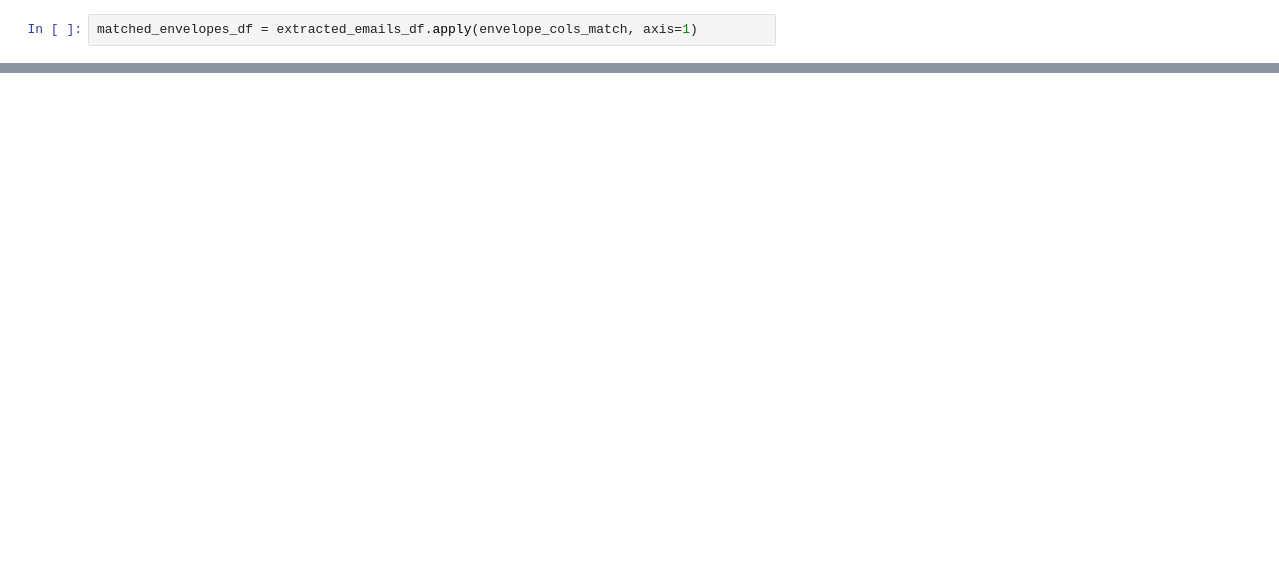
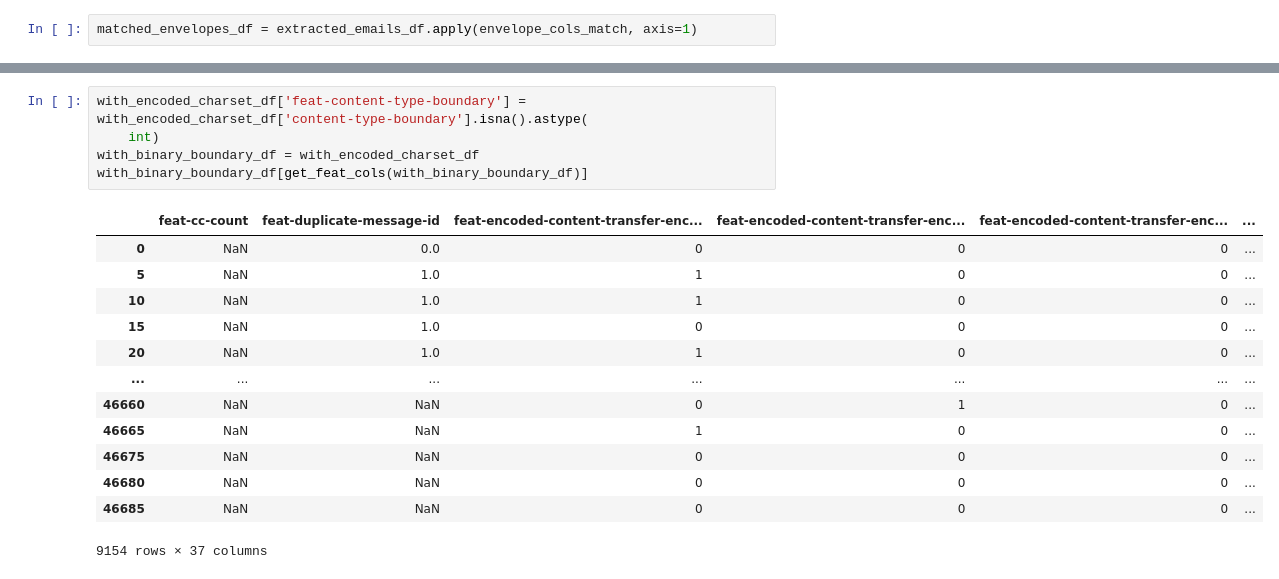
Before and after one commit to mtsraposo/hands-on-ml, a Jupyter notebook: hands_on_ml/chapter_3/notebooks/spam_classifier.ipynb, the cells around one changed output, grey strips where cells are left out. Cells and saved outputs as stored; diff of their text form; blank space fills up the shorter version.

```diff
--- a/hands_on_ml/chapter_3/notebooks/spam_classifier.ipynb
+++ b/hands_on_ml/chapter_3/notebooks/spam_classifier.ipynb
@@ -279,0 +514,19 @@ Name: x-spam-status, Length: 1786, dtype: object
+# %%
+with_encoded_charset_df['feat-content-type-boundary'] = with_encoded_charset_df['content-type-boundary'].isna().astype(
+    int)
+with_binary_boundary_df = with_encoded_charset_df
+with_binary_boundary_df[get_feat_cols(with_binary_boundary_df)]
+# %% [output]
+|  | feat-cc-count | feat-duplicate-message-id | feat-encoded-content-transfer-enc... | feat-encoded-content-transfer-enc... | feat-encoded-content-transfer-enc... | ... |
+| 0 | NaN | 0.0 | 0 | 0 | 0 | ... |
+| 5 | NaN | 1.0 | 1 | 0 | 0 | ... |
+| 10 | NaN | 1.0 | 1 | 0 | 0 | ... |
+| 15 | NaN | 1.0 | 0 | 0 | 0 | ... |
+| 20 | NaN | 1.0 | 1 | 0 | 0 | ... |
+| ... | ... | ... | ... | ... | ... | ... |
+| 46660 | NaN | NaN | 0 | 1 | 0 | ... |
+| 46665 | NaN | NaN | 1 | 0 | 0 | ... |
+| 46675 | NaN | NaN | 0 | 0 | 0 | ... |
+| 46680 | NaN | NaN | 0 | 0 | 0 | ... |
+| 46685 | NaN | NaN | 0 | 0 | 0 | ... |
+9154 rows × 37 columns
```
Also changed, not shown: parts of 27 cells of this notebook.
